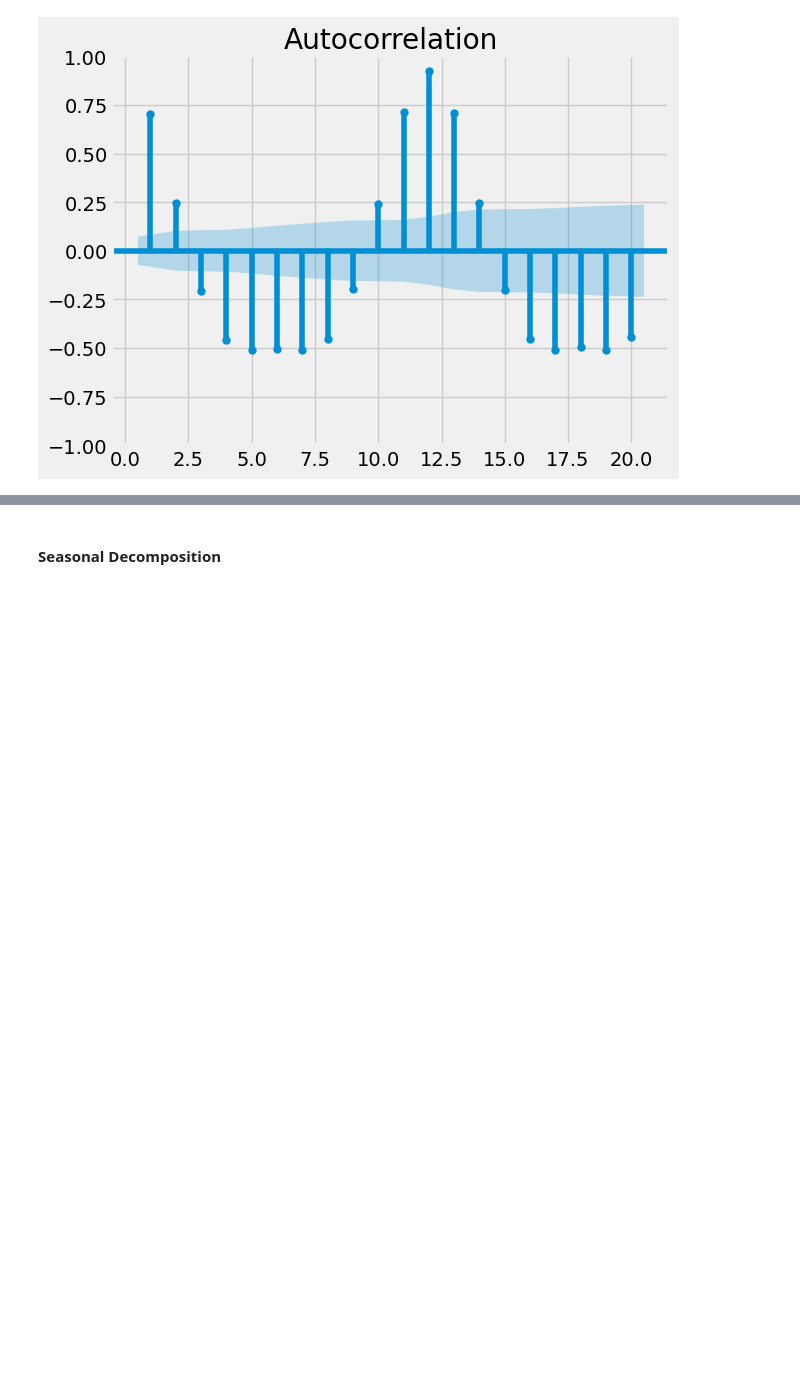
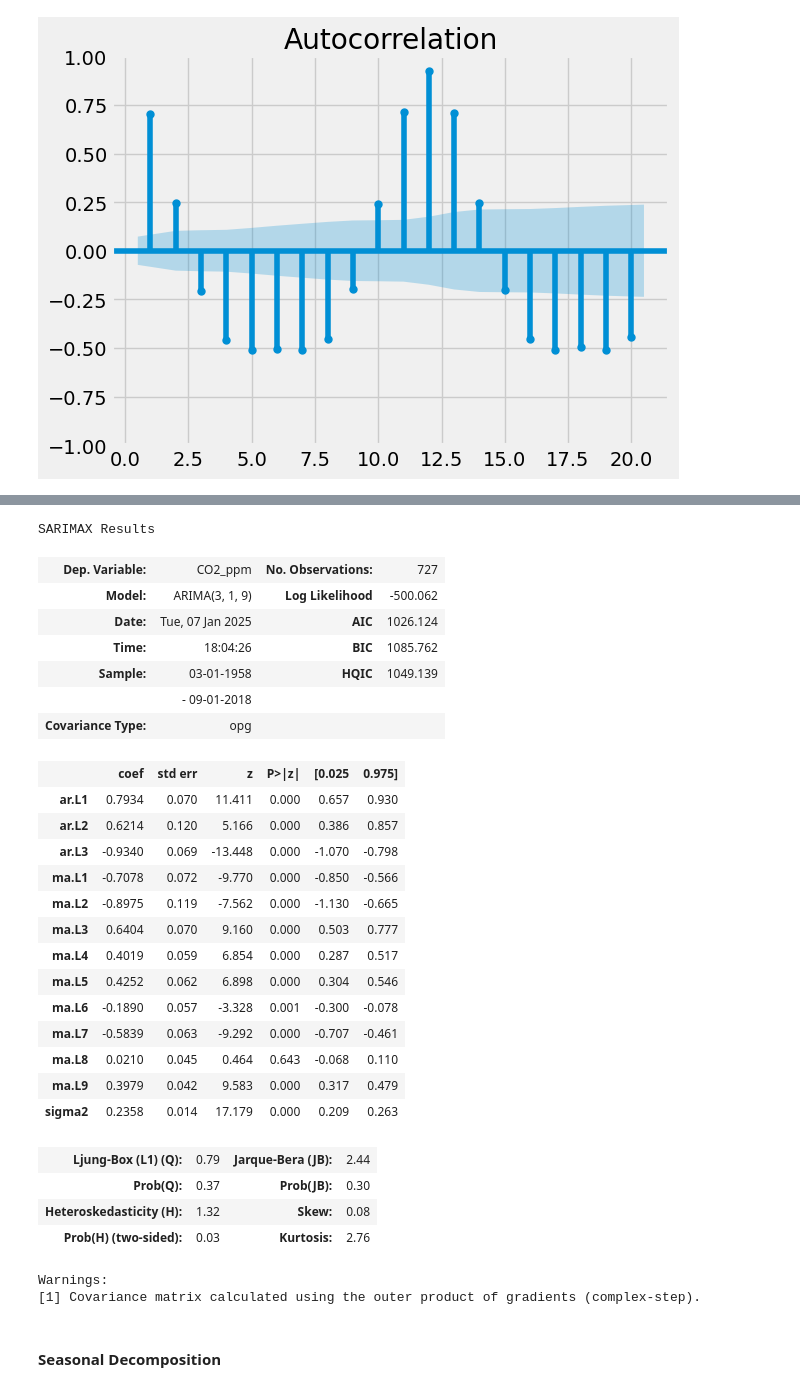
Before and after one commit to debhere/Experiments, a Jupyter notebook: CO2 Levels/co2_levels_V0.1.ipynb, the cells around one changed output, grey strips where cells are left out. Saved outputs shown, nothing was run; the diff lists cells and outputs as text; code cells hidden in the pictures; blank space fills up the shorter version.

```diff
--- a/CO2 Levels/co2_levels_V0.1.ipynb
+++ b/CO2 Levels/co2_levels_V0.1.ipynb
@@ -143,0 +167,31 @@ p:3, q:9, aic:1026.1241509141432
+# %%
+fitted.summary()
+# %% [output]
+SARIMAX Results
+| Dep. Variable: | CO2_ppm | No. Observations: | 727 |
+| Model: | ARIMA(3, 1, 9) | Log Likelihood | -500.062 |
+| Date: | Tue, 07 Jan 2025 | AIC | 1026.124 |
+| Time: | 18:04:26 | BIC | 1085.762 |
+| Sample: | 03-01-1958 | HQIC | 1049.139 |
+|  | - 09-01-2018 |  |  |
+| Covariance Type: | opg |  |  |
+|  | coef | std err | z | P>|z| | [0.025 | 0.975] |
+| ar.L1 | 0.7934 | 0.070 | 11.411 | 0.000 | 0.657 | 0.930 |
+| ar.L2 | 0.6214 | 0.120 | 5.166 | 0.000 | 0.386 | 0.857 |
+| ar.L3 | -0.9340 | 0.069 | -13.448 | 0.000 | -1.070 | -0.798 |
+| ma.L1 | -0.7078 | 0.072 | -9.770 | 0.000 | -0.850 | -0.566 |
+| ma.L2 | -0.8975 | 0.119 | -7.562 | 0.000 | -1.130 | -0.665 |
+| ma.L3 | 0.6404 | 0.070 | 9.160 | 0.000 | 0.503 | 0.777 |
+| ma.L4 | 0.4019 | 0.059 | 6.854 | 0.000 | 0.287 | 0.517 |
+| ma.L5 | 0.4252 | 0.062 | 6.898 | 0.000 | 0.304 | 0.546 |
+| ma.L6 | -0.1890 | 0.057 | -3.328 | 0.001 | -0.300 | -0.078 |
+| ma.L7 | -0.5839 | 0.063 | -9.292 | 0.000 | -0.707 | -0.461 |
+| ma.L8 | 0.0210 | 0.045 | 0.464 | 0.643 | -0.068 | 0.110 |
+| ma.L9 | 0.3979 | 0.042 | 9.583 | 0.000 | 0.317 | 0.479 |
+| sigma2 | 0.2358 | 0.014 | 17.179 | 0.000 | 0.209 | 0.263 |
+| Ljung-Box (L1) (Q): | 0.79 | Jarque-Bera (JB): | 2.44 |
+| Prob(Q): | 0.37 | Prob(JB): | 0.30 |
+| Heteroskedasticity (H): | 1.32 | Skew: | 0.08 |
+| Prob(H) (two-sided): | 0.03 | Kurtosis: | 2.76 |
+Warnings:
+[1] Covariance matrix calculated using the outer product of gradients (complex-step).
```
Also changed, not shown: parts of 8 cells of this notebook.
